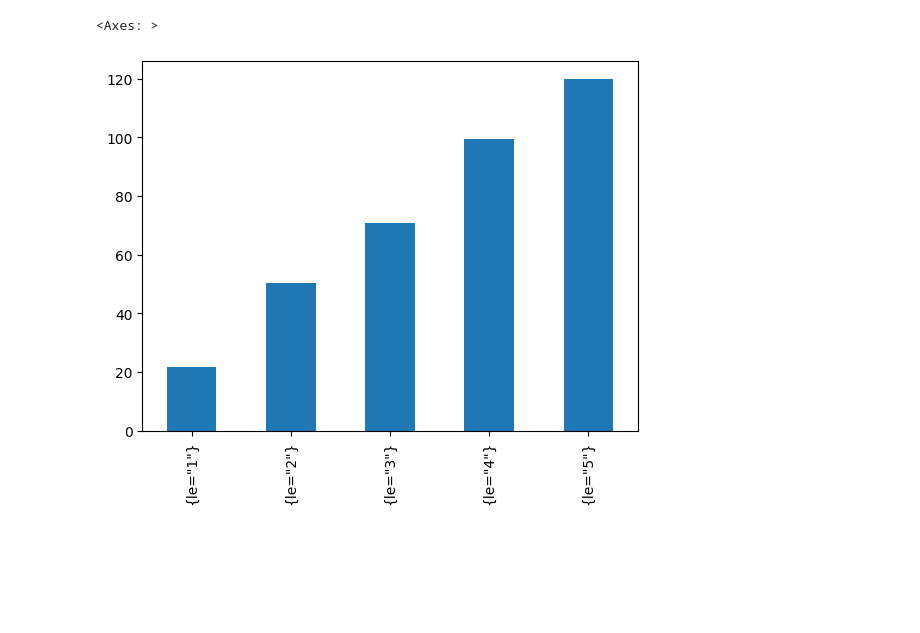
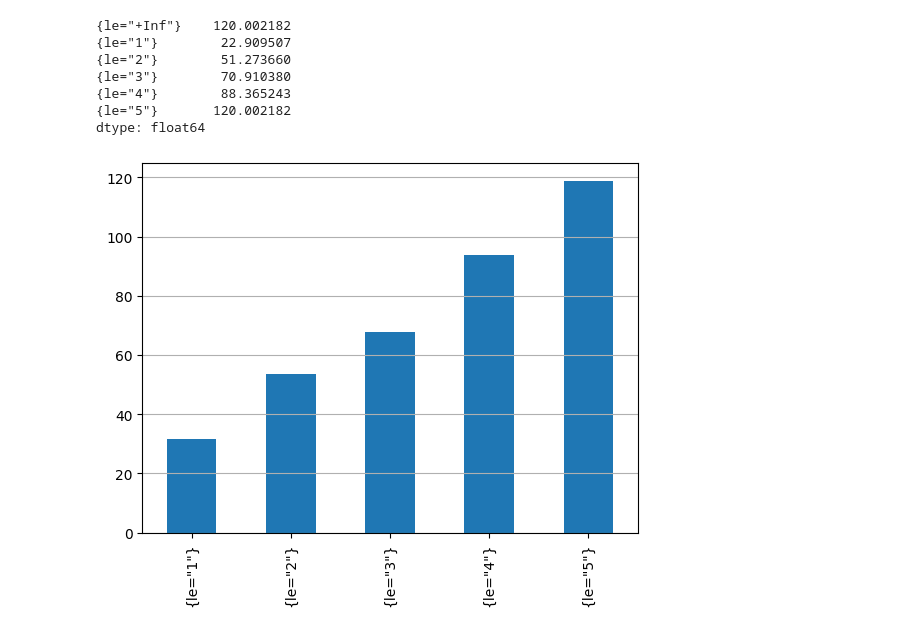
Before and after one commit to carsten-j/statisticsForDevs, a Jupyter notebook: notebooks/prometheus-histogram.ipynb, the cells around one changed output. Saved outputs shown, nothing was run; the diff lists cells and outputs as text; code cells hidden in the pictures; blank space fills up the shorter version.

```diff
--- a/notebooks/prometheus-histogram.ipynb
+++ b/notebooks/prometheus-histogram.ipynb
@@ -38,8 +53,19 @@ dtype: float64
+# %%
+lastMinute = p.query('sum(increase(prom_histogram_bucket[1m])) by (le)')
+lastMinute
+# %% [output]
+{le="+Inf"}    120.002182
+{le="1"}        22.909507
+{le="2"}        51.273660
+{le="3"}        70.910380
+{le="4"}        88.365243
+{le="5"}       120.002182
+dtype: float64
 # %%
-foo[1:].plot.bar()
+hist = lastMinute[1:].plot.bar()
+_ = hist.grid(axis='y');
 # %% [output]
-<Axes: >
-[figure, old version]
+[figure, new version]
 # %%
 p.query('histogram_quantile(0.95, increase(prom_histogram_bucket[1m]))')
 # %% [output]
```
Also changed, not shown: parts of 22 cells of this notebook, 3 other files.
